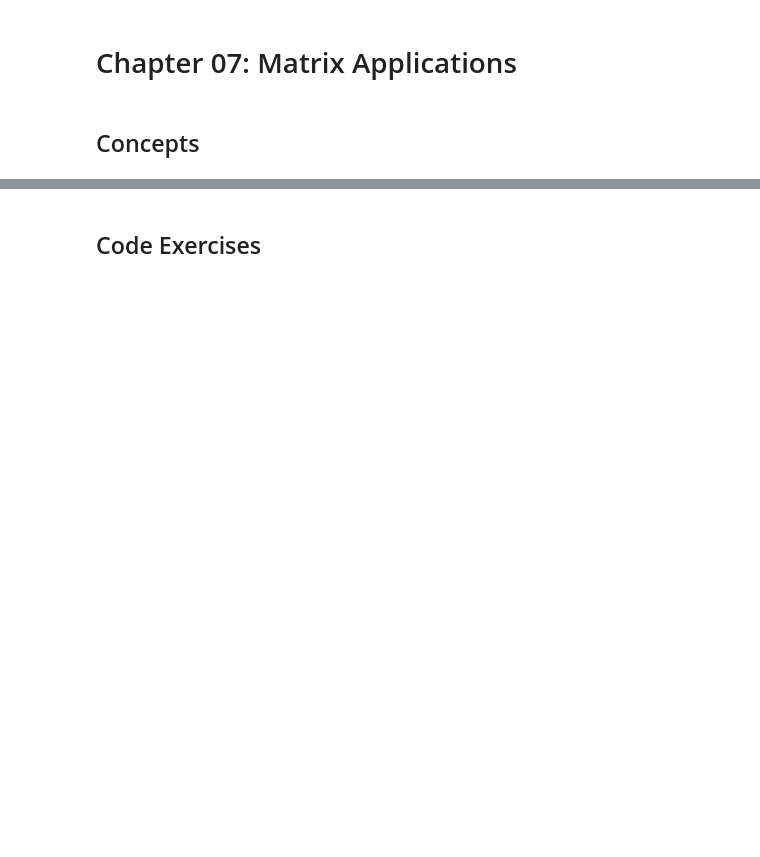
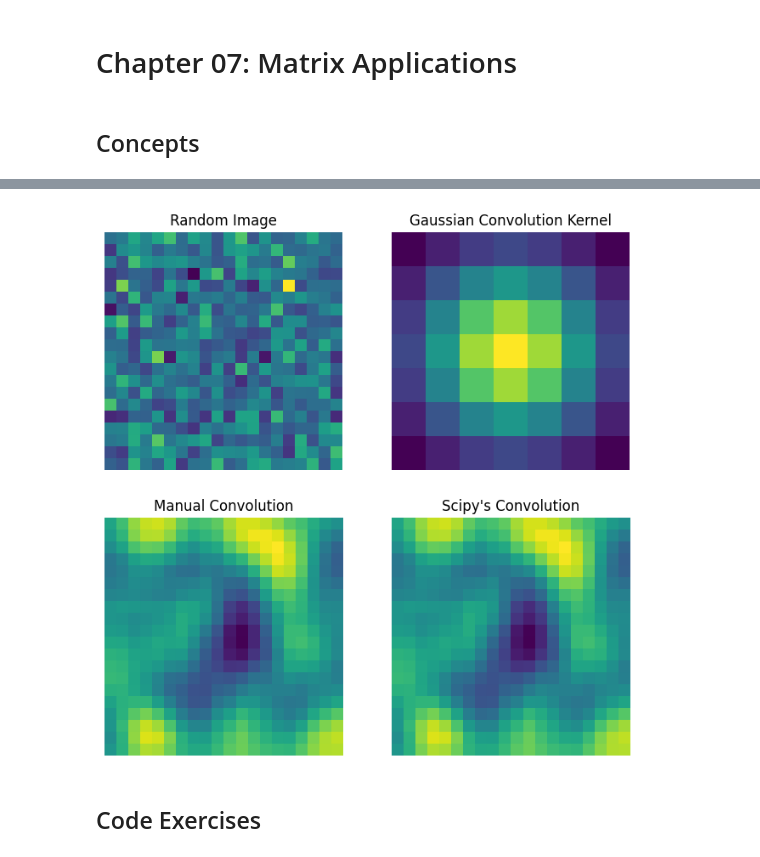
Before and after one commit to MiesnerJacob/practical-linear-algebra-for-data-science, a Jupyter notebook: 07-matrix-applications.ipynb, the cells around one changed output, grey strips where cells are left out. Drawn from its saved outputs; the diff is of its cells as text; code cells hidden in the pictures; blank space fills up the shorter version.

```diff
--- a/07-matrix-applications.ipynb
+++ b/07-matrix-applications.ipynb
@@ -13,2 +146,67 @@
+# %%
+# Generate a random image
+image_size = 20
+random_image = np.random.randn(image_size, image_size)
+
+# Create a Gaussian kernel for convolution
+kernel_size = 7
+grid_Y, grid_X = np.meshgrid(np.linspace(-3, 3, kernel_size), np.linspace(-3, 3, kernel_size))
+gaussian_kernel = np.exp(-(grid_X**2 + grid_Y**2) / 7)
+gaussian_kernel /= np.sum(gaussian_kernel)  # Normalize the kernel
+
+# Prepare for the convolution
+half_kernel_size = kernel_size // 2
+convolution_output = np.zeros((image_size + kernel_size - 1, image_size + kernel_size - 1))
+
+# Pad the image with zeros to accommodate the kernel size
+padded_image = np.zeros(convolution_output.shape)
+padded_image[half_kernel_size:-half_kernel_size, half_kernel_size:-half_kernel_size] = random_image
+
+# Perform convolution using nested loops
+for row_index in range(half_kernel_size, image_size + half_kernel_size):
+    for column_index in range(half_kernel_size, image_size + half_kernel_size):
+        # Extract a segment of the image corresponding to the kernel's size
+        image_segment = padded_image[
+            row_index - half_kernel_size : row_index + half_kernel_size + 1,
+            column_index - half_kernel_size : column_index + half_kernel_size + 1
+        ]
+
+        # Compute the dot product of the kernel with the image segment
+        dot_product_result = np.sum(image_segment * gaussian_kernel)
+
+        # Store the result in the convolution output matrix
+        convolution_output[row_index, column_index] = dot_product_result
+
+# Trim the padded edges from the convolution output
+final_convolution_output = convolution_output[
+    half_kernel_size : -half_kernel_size,
+    half_kernel_size : -half_kernel_size
+]
+
+# Perform convolution using Scipy's built-in function for comparison
+scipy_convolution_output = convolve2d(random_image, gaussian_kernel, mode='same')
+
+# Plot the results
+fig, axes = plt.subplots(2, 2, figsize=(8, 8))
+
+axes[0, 0].imshow(random_image)
+axes[0, 0].set_title('Random Image')
+
+axes[0, 1].imshow(gaussian_kernel)
+axes[0, 1].set_title('Gaussian Convolution Kernel')
+
+axes[1, 0].imshow(final_convolution_output)
+axes[1, 0].set_title('Manual Convolution')
+
+axes[1, 1].imshow(scipy_convolution_output)
+axes[1, 1].set_title("Scipy's Convolution")
+
+# Remove axis ticks for a cleaner look
+for ax in axes.flatten():
+    ax.axis('off')
+
+plt.show()
+# %% [output]
+[figure, added]
 # %% [markdown]
 ## Code Exercises
```
Also changed, not shown: parts of 22 cells of this notebook, 2 other files.
